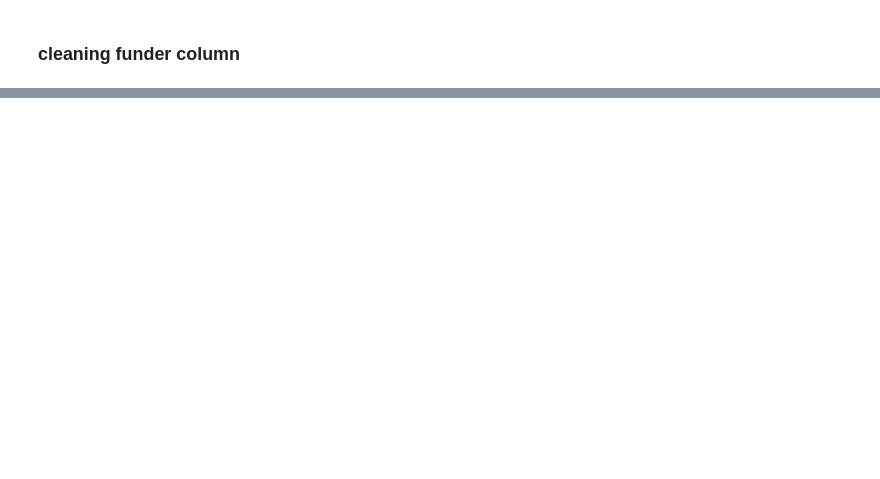
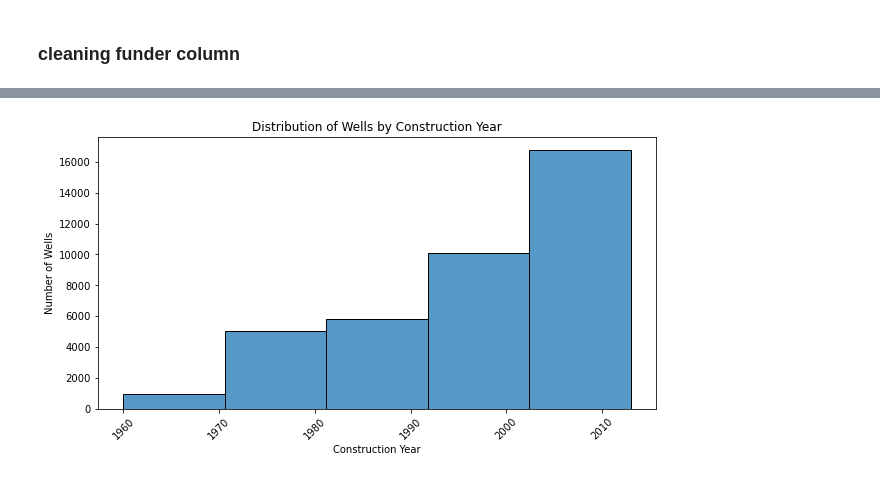
Before and after one commit to sharleneateyo/phase_3_project, a Jupyter notebook: notebook.ipynb, the cells around one changed output, grey strips where cells are left out. Cells and saved outputs as stored; diff of their text form; code cells hidden in the pictures; blank space fills up the shorter version.

```diff
--- a/notebook.ipynb
+++ b/notebook.ipynb
@@ -442,0 +1298,13 @@ dtype: int64
+# %%
+# distribution of wells constucted per year
+
+
+plt.figure(figsize=(10,5))
+sns.histplot(train_df["construction_year"], bins=5, kde=False)
+plt.title("Distribution of Wells by Construction Year")
+plt.xlabel("Construction Year")
+plt.ylabel("Number of Wells")
+plt.xticks(rotation=45)
+plt.show()
+# %% [output]
+[figure, added]
```
Also changed, not shown: parts of 131 cells of this notebook.
